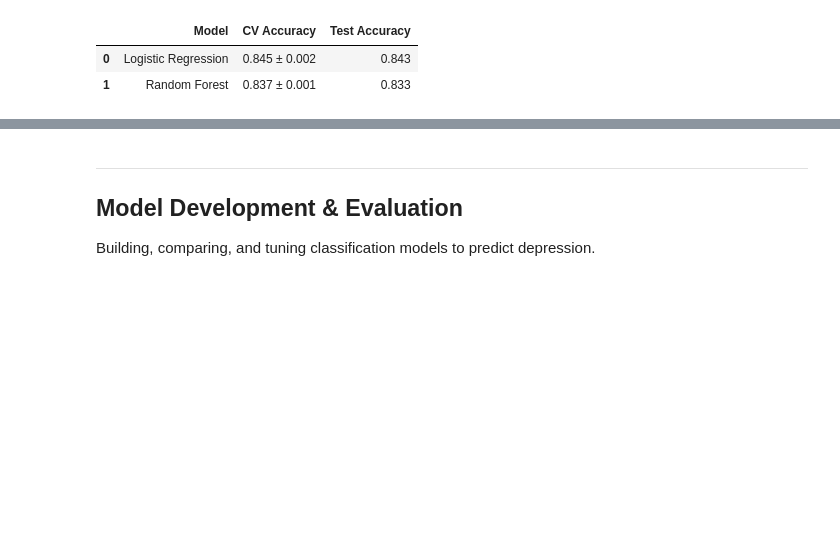
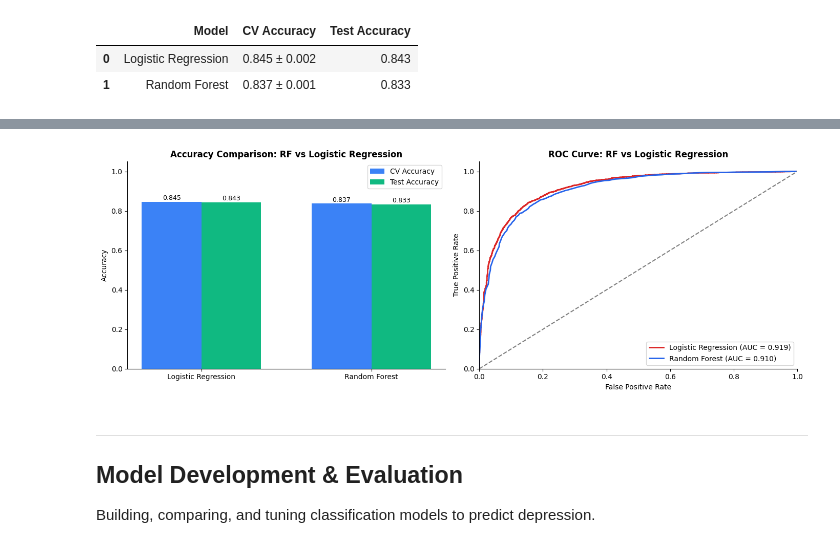
Before and after one commit to carolineehab7/MentalHealthTracker, a Jupyter notebook: backend/train_model.ipynb, the cells around one changed output, grey strips where cells are left out. Saved outputs shown, nothing was run; the diff lists cells and outputs as text; code cells hidden in the pictures; blank space fills up the shorter version.

```diff
--- a/backend/train_model.ipynb
+++ b/backend/train_model.ipynb
@@ -169,3 +305,61 @@ display(comparison)
+# %%
+import matplotlib.pyplot as plt
+import numpy as np
+from sklearn.metrics import roc_curve, auc
+
+# --- Model Comparison: RF vs Logistic Regression ---
+labels = list(results.keys())
+cv_acc = [results[name]['cv_mean'] for name in labels]
+test_acc = [results[name]['test_acc'] for name in labels]
+
+x = np.arange(len(labels))
+width = 0.35
+
+fig, (ax1, ax2) = plt.subplots(1, 2, figsize=(14, 5))
+
+# Left: Grouped bar chart for CV and Test Accuracy
+colors_cv   = ['#3b82f6', '#3b82f6']
+colors_test = ['#10b981', '#10b981']
+rects1 = ax1.bar(x - width/2, cv_acc,   width, label='CV Accuracy',   color='#3b82f6')
+rects2 = ax1.bar(x + width/2, test_acc, width, label='Test Accuracy', color='#10b981')
+
+for rect, val in zip(rects1, cv_acc):
+    ax1.text(rect.get_x() + rect.get_width()/2, rect.get_height() + 0.002,
+             f'{val:.3f}', ha='center', va='bottom', fontsize=9)
+for rect, val in zip(rects2, test_acc):
+    ax1.text(rect.get_x() + rect.get_width()/2, rect.get_height() + 0.002,
+             f'{val:.3f}', ha='center', va='bottom', fontsize=9)
+
+ax1.set_ylabel('Accuracy')
+ax1.set_title('Accuracy Comparison: RF vs Logistic Regression', fontweight='bold')
+ax1.set_xticks(x)
+ax1.set_xticklabels(labels)
+ax1.set_ylim(0, 1.05)
+ax1.legend()
+ax1.spines[['top', 'right']].set_visible(False)
+
+# Right: Overlaid ROC curves
+line_colors = ['#dc2626', '#2563eb']
+for (name, res), color in zip(results.items(), line_colors):
+    pipe  = res['pipe']
+    y_prob = pipe.predict_proba(X_test)[:, 1]
+    fpr, tpr, _ = roc_curve(y_test, y_prob)
+    roc_auc = auc(fpr, tpr)
+    ax2.plot(fpr, tpr, lw=2, color=color, label=f'{name} (AUC = {roc_auc:.3f})')
+
+ax2.plot([0, 1], [0, 1], color='gray', linestyle='--')
+ax2.set_xlim([0.0, 1.0])
+ax2.set_ylim([0.0, 1.05])
+ax2.set_xlabel('False Positive Rate')
+ax2.set_ylabel('True Positive Rate')
+ax2.set_title('ROC Curve: RF vs Logistic Regression', fontweight='bold')
+ax2.legend(loc='lower right')
+ax2.spines[['top', 'right']].set_visible(False)
+
+plt.tight_layout()
+plt.show()
+# %% [output]
+[figure, added]
 # %% [markdown]
 ---
 ## Model Development & Evaluation
```
Also changed, not shown: parts of 2 cells of this notebook.
